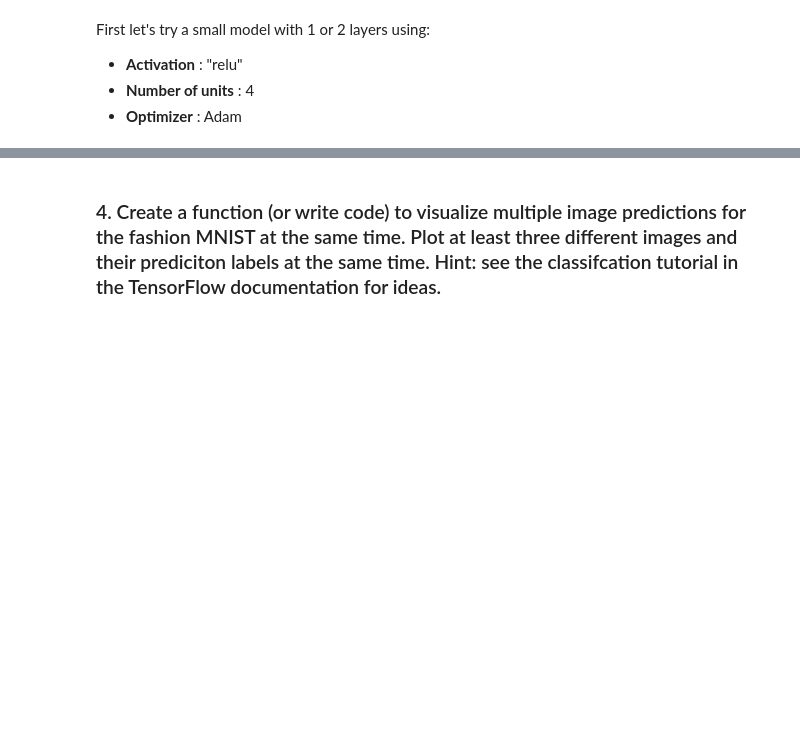
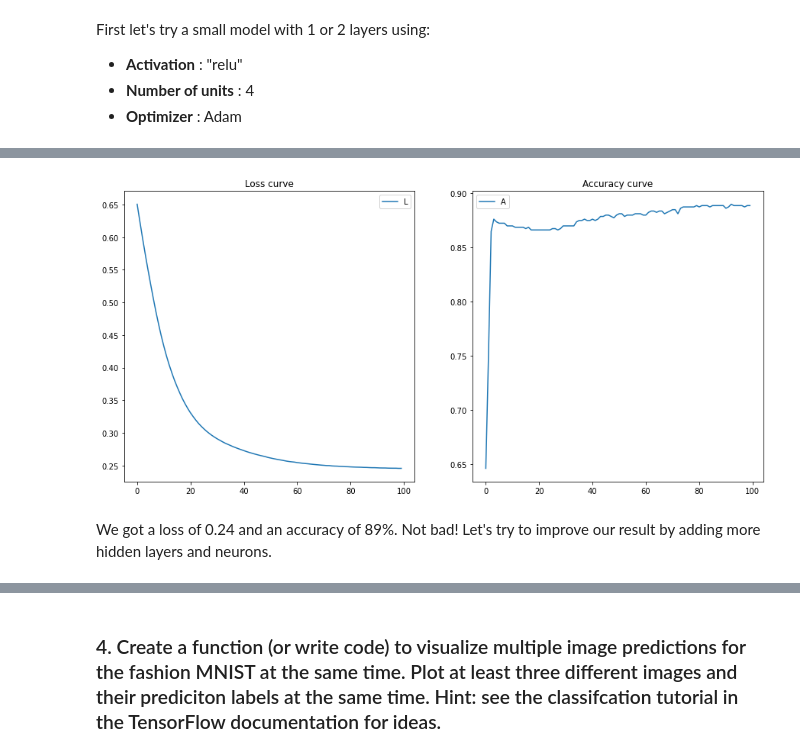
Before and after one commit to danchaud-vincent/tensorflow-deep-learning, a Jupyter notebook: exercices-solutions/02-Neural_Network_For_Classification_problem_Exercices.ipynb, the cells around one changed output, grey strips where cells are left out. Cells and saved outputs as stored; diff of their text form; code cells hidden in the pictures; blank space fills up the shorter version.

Commit message:
visualize

```diff
--- a/exercices-solutions/02-Neural_Network_For_Classification_problem_Exercices.ipynb
+++ b/exercices-solutions/02-Neural_Network_For_Classification_problem_Exercices.ipynb
@@ -144,4 +144,4 @@ model_1.compile(loss = tf.keras.losses.BinaryCrossentropy(),
                 metrics = ["accuracy"])
 
 # Fit
-history_1 = model_1.fit
+history_1 = model_1.fit(X_train, y_train, epochs=100)
@@ -147,0 +172,12 @@ history_1 = model_1.fit
+# %%
+# See the learning curves
+fig,axs = plt.subplots(1,2,figsize=(15,7))
+pd.DataFrame(history_1.history["loss"]).plot(ax=axs[0],title="Loss curve")
+axs[0].legend("Loss")
+pd.DataFrame(history_1.history["accuracy"]).plot(ax=axs[1],title="Accuracy curve")
+axs[1].legend("Accuracy")
+plt.show()
+# %% [output]
+[figure, added]
+# %% [markdown]
+We got a loss of 0.24 and an accuracy of 89%. Not bad! Let's try to improve our result by adding more hidden layers and neurons.
```
Also changed, not shown: parts of 9 cells of this notebook.
